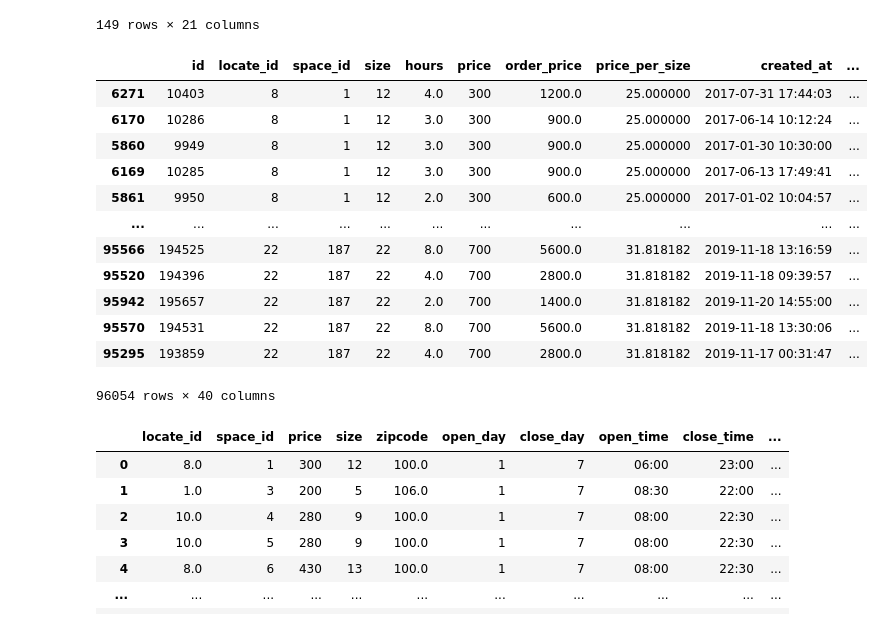
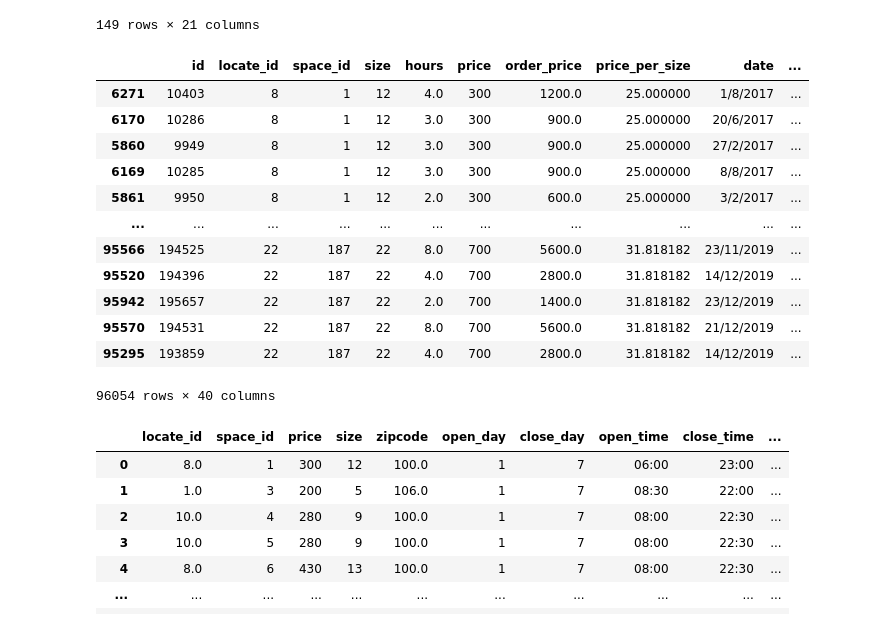
Before and after one commit to Pianochicken/NTPU_Pickone_Dynamic_Pricing, a Jupyter notebook: Data/Code/Pickone_Dynamic_Pricing.ipynb, the cells around one changed output. Drawn from its saved outputs; the diff is of its cells as text; code cells hidden in the pictures.

```diff
--- a/Data/Code/Pickone_Dynamic_Pricing.ipynb
+++ b/Data/Code/Pickone_Dynamic_Pricing.ipynb
@@ -173,8 +159,8 @@ data_space
 # Delete specific user_id, and add 'start_time_group', 'end_time_group','weekday','Is_holiday' as new columns
 
 #####  真實 order 訂單處理  #####
-data_order = pd.read_csv("old_new_order_original.csv", encoding = 'utf-8')
-
+data_order = pd.read_csv("old_new_order_origional2.csv", encoding = 'big5') #生
+order_created_at = data_order[['id','created_at']]
 #####。刪除特定user_id(employee)
 data_order = data_order.loc[data_order['user_id'] != 1307]
 data_order = data_order.loc[data_order['user_id'] != 798]
@@ -248,6 +234,7 @@ data_order = data_order.drop('original_amount', axis = 1)
 data_order = data_order.drop('amount', axis = 1)
 data_order = data_order.drop('type', axis = 1)
 data_order = data_order.drop('returned_data', axis = 1)
+data_order = data_order.drop('created_at',axis = 1)
 data_order = data_order.drop('updated_at', axis = 1)
 data_order = data_order[data_order['status'] == 2]
 data_order = data_order[data_order['category'] == 1]
@@ -258,7 +245,7 @@ data_order.reset_index(inplace = True)
 timegroup1 = ['06:00','6:00','06:30','6:30','07:00','7:00','07:30','7:30','08:00','8:00','08:30','8:30','09:00','9:00','09:30','9:30','10:00','10:30','11:00','11:30', '12:00']
 timegroup2 = ['12:00','12:30','13:00','13:30', '14:00']
 timegroup3 = ['14:00','14:30','15:00','15:30','16:00','16:30','17:00','17:30', '18:00']
-timegroup4 = ['18:00','18:30','19:00','19:30','20:00','20:30','21:00','21:30','22:00','22:30','23:00','23:30', '24:00', '24:00:00', '0:00','00:00', '00:30', '01:00','1:00','01:30','1:30','02:00','2:00','02:30','2:30','03:00','3:00','03:30','3:30','04:00','4:00','04:30','4:30','05:00','5:00','05:30','5:30', '06:00', '6:00']
+timegroup4 = ['18:00','18:30','19:00','19:30','20:00','20:30','21:00','21:30','22:00','22:30','23:00','23:30', '24:00', '24:00:00', '0:00','00:00','0:30','00:30', '01:00','1:00','01:30','1:30','02:00','2:00','02:30','2:30','03:00','3:00','03:30','3:30','04:00','4:00','04:30','4:30','05:00','5:00','05:30','5:30', '06:00', '6:00']
 
 for i in range(len(data_order)):
   if data_order.loc[i, 'start'] in timegroup1:
@@ -433,44 +420,47 @@ spaces_devices_transfer
 # %%
 # Combine space & order information with transpose result and create 'order_price'
 
 #####  將兩個資料表(space, order)用space_id結合  #####
 data_new = pd.merge(data_order, data_space, on=['space_id'], how='left')
 data_new = data_new.drop('index', axis = 1)
 
 #####  order price=price*hours  #####
 for i in range(len(data_new)):
   data_new.loc[i,'order_price'] = data_new.loc[i,'price']*data_new.loc[i,'hours']
 
+##### 調整created_at日期格式
+data_new = pd.merge(data_new, order_created_at, on=['id'], how='left')
+
 #####  調整欄位順序  #####
-data_new = data_new.loc[:, ['id','locate_id','space_id','size','hours','price','order_price','price_per_size', 'created_at','date','start','end','start_time_group','end_time_group','weekday','Is_holiday','zipcode','category','mrt','status']]
+data_new = data_new.loc[:, ['id','locate_id','space_id','size','hours','price','order_price','price_per_size','date', 'created_at','start','end','start_time_group','end_time_group','weekday','Is_holiday','zipcode','category','mrt','status']]
 
 #####  將轉置好的device加入  #####
 data_final = pd.merge(data_new, spaces_devices_transfer, on=['space_id'], how='left')
 
 data_final['locate_id'] = data_final['locate_id'].astype(np.int64)
 data_final['start_time_group'] = data_final['start_time_group'].astype(np.int64)
 data_final['end_time_group'] = data_final['end_time_group'].astype(np.int64)
 data_final['weekday'] = data_final['weekday'].astype(np.int64)
 data_final['Is_holiday'] = data_final['Is_holiday'].astype(np.int64)
 data_final['zipcode'] = data_final['zipcode'].astype(np.int64)
 
 data_final = data_final.sort_values(by='space_id')
 
-data_final.to_csv("Real_Order.csv",index=False,sep=',',encoding = 'utf-8')
+data_final.to_csv("Real_Order.csv", index=False, sep=',', encoding = 'utf-8')
 data_final
 # %% [output]
-|  | id | locate_id | space_id | size | hours | price | order_price | price_per_size | created_at | ... |
-| 6271 | 10403 | 8 | 1 | 12 | 4.0 | 300 | 1200.0 | 25.000000 | 2017-07-31 17:44:03 | ... |
-| 6170 | 10286 | 8 | 1 | 12 | 3.0 | 300 | 900.0 | 25.000000 | 2017-06-14 10:12:24 | ... |
-| 5860 | 9949 | 8 | 1 | 12 | 3.0 | 300 | 900.0 | 25.000000 | 2017-01-30 10:30:00 | ... |
-| 6169 | 10285 | 8 | 1 | 12 | 3.0 | 300 | 900.0 | 25.000000 | 2017-06-13 17:49:41 | ... |
-| 5861 | 9950 | 8 | 1 | 12 | 2.0 | 300 | 600.0 | 25.000000 | 2017-01-02 10:04:57 | ... |
+|  | id | locate_id | space_id | size | hours | price | order_price | price_per_size | date | ... |
+| 6271 | 10403 | 8 | 1 | 12 | 4.0 | 300 | 1200.0 | 25.000000 | 1/8/2017 | ... |
+| 6170 | 10286 | 8 | 1 | 12 | 3.0 | 300 | 900.0 | 25.000000 | 20/6/2017 | ... |
+| 5860 | 9949 | 8 | 1 | 12 | 3.0 | 300 | 900.0 | 25.000000 | 27/2/2017 | ... |
+| 6169 | 10285 | 8 | 1 | 12 | 3.0 | 300 | 900.0 | 25.000000 | 8/8/2017 | ... |
+| 5861 | 9950 | 8 | 1 | 12 | 2.0 | 300 | 600.0 | 25.000000 | 3/2/2017 | ... |
 | ... | ... | ... | ... | ... | ... | ... | ... | ... | ... | ... |
-| 95566 | 194525 | 22 | 187 | 22 | 8.0 | 700 | 5600.0 | 31.818182 | 2019-11-18 13:16:59 | ... |
-| 95520 | 194396 | 22 | 187 | 22 | 4.0 | 700 | 2800.0 | 31.818182 | 2019-11-18 09:39:57 | ... |
-| 95942 | 195657 | 22 | 187 | 22 | 2.0 | 700 | 1400.0 | 31.818182 | 2019-11-20 14:55:00 | ... |
-| 95570 | 194531 | 22 | 187 | 22 | 8.0 | 700 | 5600.0 | 31.818182 | 2019-11-18 13:30:06 | ... |
-| 95295 | 193859 | 22 | 187 | 22 | 4.0 | 700 | 2800.0 | 31.818182 | 2019-11-17 00:31:47 | ... |
+| 95566 | 194525 | 22 | 187 | 22 | 8.0 | 700 | 5600.0 | 31.818182 | 23/11/2019 | ... |
+| 95520 | 194396 | 22 | 187 | 22 | 4.0 | 700 | 2800.0 | 31.818182 | 14/12/2019 | ... |
+| 95942 | 195657 | 22 | 187 | 22 | 2.0 | 700 | 1400.0 | 31.818182 | 23/12/2019 | ... |
+| 95570 | 194531 | 22 | 187 | 22 | 8.0 | 700 | 5600.0 | 31.818182 | 21/12/2019 | ... |
+| 95295 | 193859 | 22 | 187 | 22 | 4.0 | 700 | 2800.0 | 31.818182 | 14/12/2019 | ... |
 96054 rows × 40 columns
 # %%
 #####  生成產生假訂單的資料 Space_info.csv  #####
```
Also changed, not shown: parts of 32 cells of this notebook, 2 other files.
